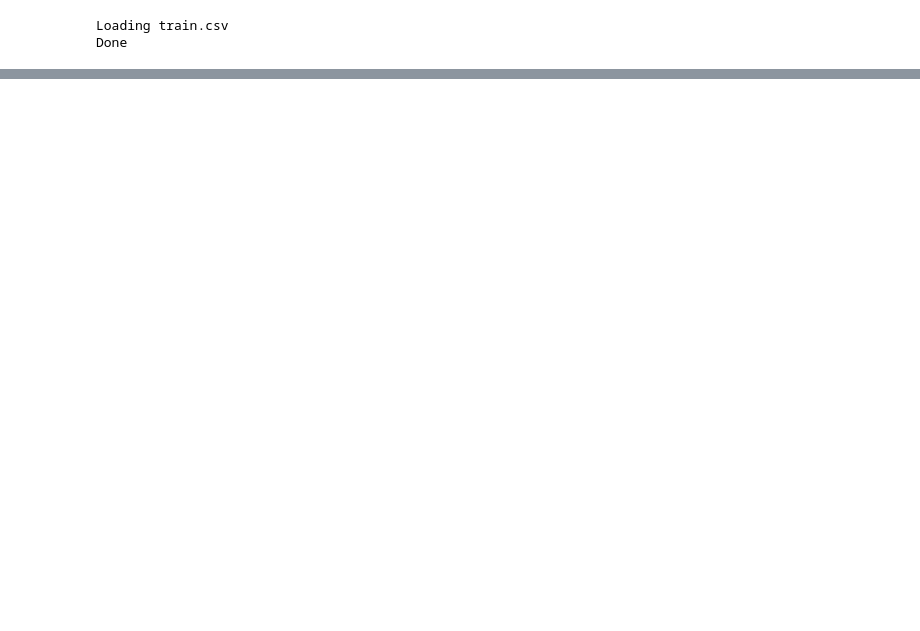
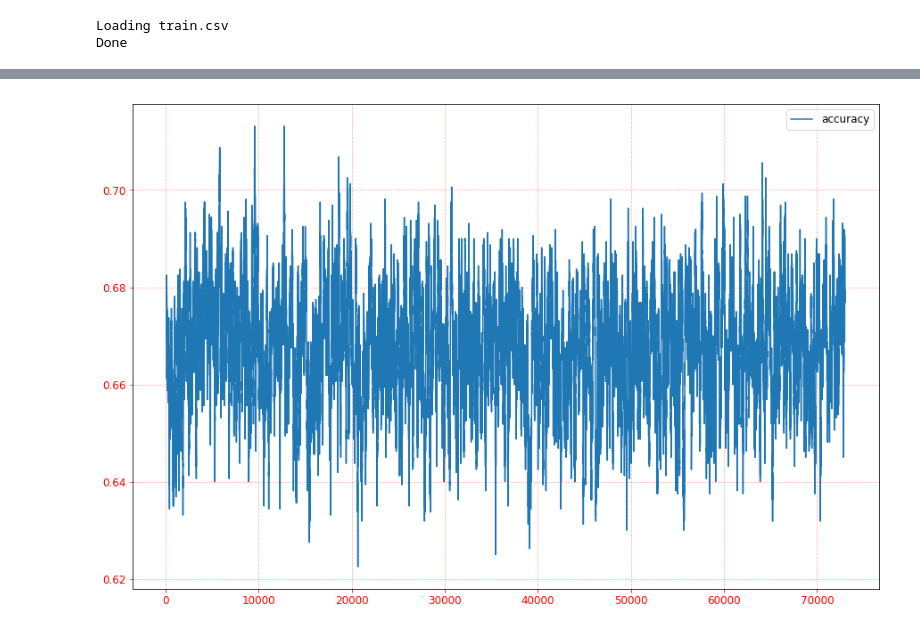
Before and after one commit to max041/pytorch_bert, a Jupyter notebook: notebooks/scalar analysis.ipynb, the cells around one changed output, grey strips where cells are left out. Saved outputs shown, nothing was run; the diff lists cells and outputs as text; code cells hidden in the pictures; blank space fills up the shorter version.

```diff
--- a/notebooks/scalar analysis.ipynb
+++ b/notebooks/scalar analysis.ipynb
@@ -31,0 +42,5 @@ plt.show()
+# %%
+scalars_df[['accuracy']].rolling(100).mean().plot()
+plt.show()
+# %% [output]
+[figure, added]
```
Also changed, not shown: parts of 4 cells of this notebook, 3 other files.
